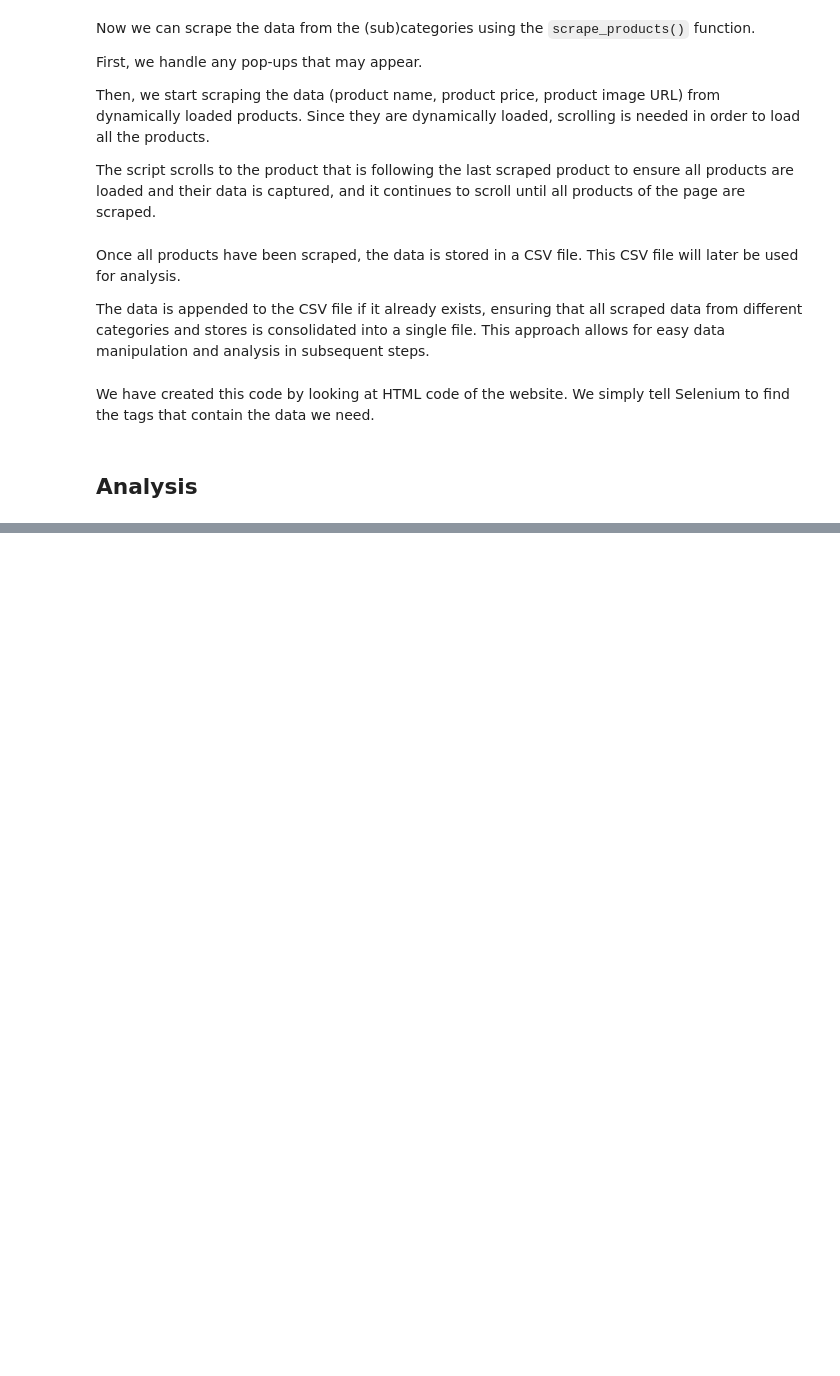
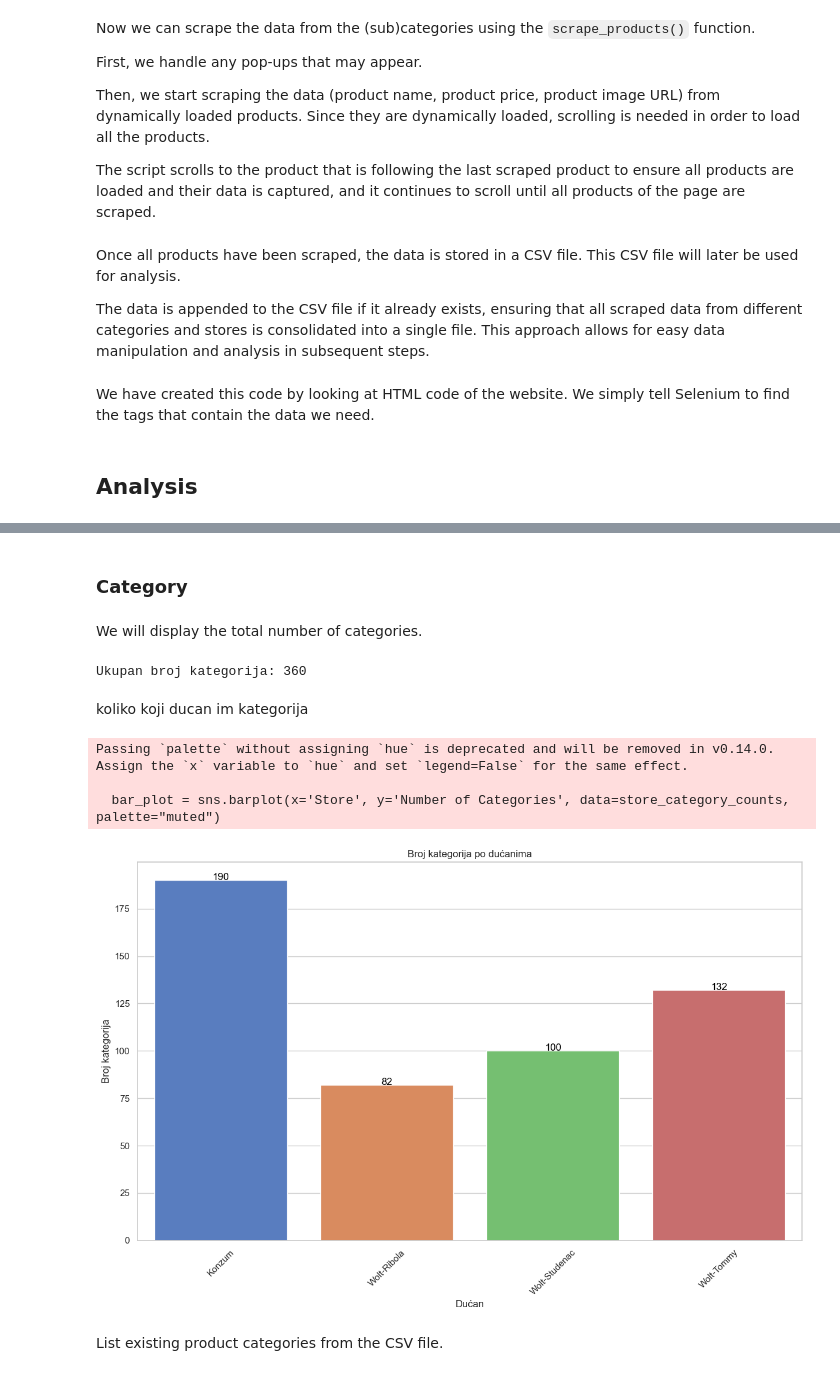
Before and after one commit to abotica/data-science-notebook, a Jupyter notebook: project.ipynb, the cells around one changed output, grey strips where cells are left out. Saved outputs shown, nothing was run; the diff lists cells and outputs as text; code cells hidden in the pictures; blank space fills up the shorter version.

```diff
--- a/project.ipynb
+++ b/project.ipynb
@@ -328,0 +336,6 @@ After successfully scraping the data we created a CSV file containing the data f
+# %%
+import pandas as pd
+
+df = pd.read_csv('products.csv')
+
+display(df.head(10))
@@ -328,0 +345,10 @@ After successfully scraping the data we created a CSV file containing the data f
+# %%
+# Clean and convert the 'Price' column to numeric
+df['Price'] = df['Price'].str.replace('€', '').str.replace(',', '.').str.strip()
+df['Price'] = pd.to_numeric(df['Price'], errors='coerce')
+
+# Drop rows with invalid prices (if any)
+df = df.dropna(subset=['Price']).reset_index(drop=True)
+
+# Verify the cleaning process
+df.info(), df.head()
@@ -328,0 +432,40 @@ After successfully scraping the data we created a CSV file containing the data f
+# %% [markdown]
+### Category
+# %% [markdown]
+We will display the total number of categories.
+# %%
+ukupan_broj_kategorija = len(categories)
+print(f"Ukupan broj kategorija: {ukupan_broj_kategorija}")
+# %% [output]
+Ukupan broj kategorija: 360
+# %% [markdown]
+koliko koji ducan im kategorija
+# %%
+import seaborn as sns
+import matplotlib.pyplot as plt
+
+# Group by 'Store' and count the number of unique categories for each store
+store_category_counts = df.groupby('Store')['Category'].nunique().reset_index()
+store_category_counts.columns = ['Store', 'Number of Categories']
+
+# Plot the bar plot
+plt.figure(figsize=(12, 8))
+bar_plot = sns.barplot(x='Store', y='Number of Categories', data=store_category_counts, palette="muted")
+
+# Add annotations
+for index, row in store_category_counts.iterrows():
+    bar_plot.text(index, row['Number of Categories'], round(row['Number of Categories'], 2), color='black', ha="center")
+
+plt.title('Broj kategorija po dućanima')
+plt.xlabel('Dućan')
+plt.ylabel('Broj kategorija')
+plt.xticks(rotation=45)
+plt.tight_layout()
+plt.show()
+# %% [output]
+Passing `palette` without assigning `hue` is deprecated and will be removed in v0.14.0. Assign the `x` variable to `hue` and set `legend=False` for the same effect.
+
+  bar_plot = sns.barplot(x='Store', y='Number of Categories', data=store_category_counts, palette="muted")
+[figure, added]
+# %% [markdown]
+ List existing product categories from the CSV file.
```
Also changed, not shown: parts of 39 cells of this notebook, 1 other file.
